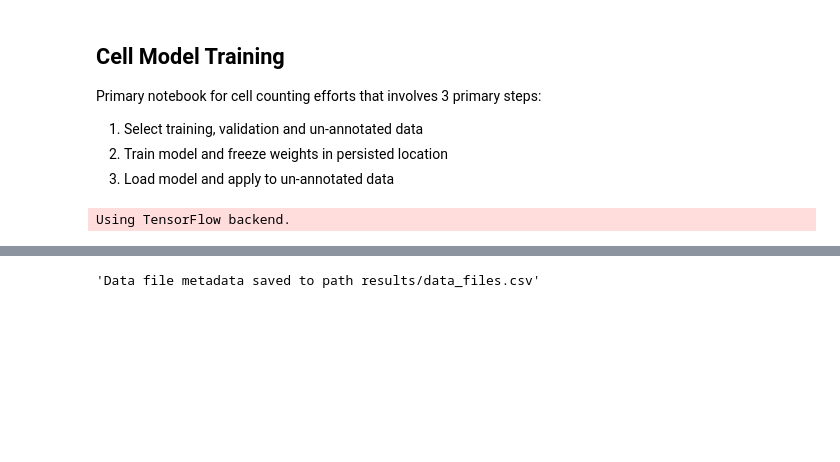
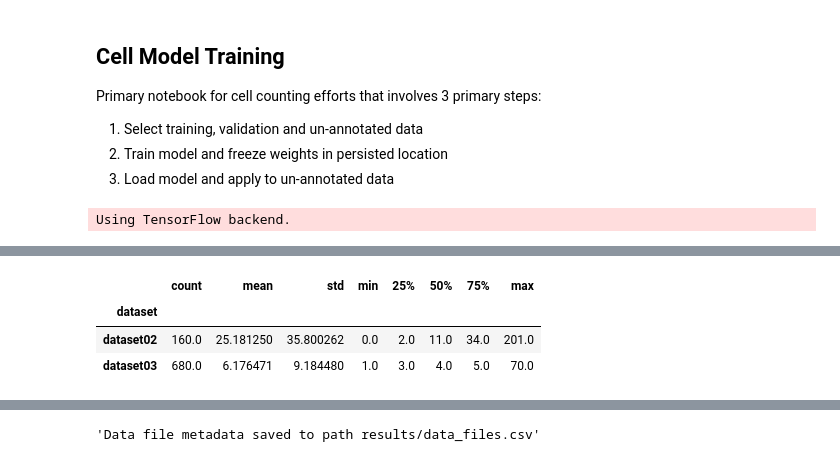
Before and after one commit to hammerlab/SmartCount, a Jupyter notebook: python/notebook/training/cells/cell_model_training.ipynb, the cells around one changed output, grey strips where cells are left out. Saved outputs shown, nothing was run; the diff lists cells and outputs as text; code cells hidden in the pictures; blank space fills up the shorter version.

```diff
--- a/python/notebook/training/cells/cell_model_training.ipynb
+++ b/python/notebook/training/cells/cell_model_training.ipynb
@@ -89,3 +114,10 @@ data_files[data_files.annot_exists].head()
+# %%
+data_files.groupby('dataset')['ct:cell'].describe()
+# %% [output]
+|  | count | mean | std | min | 25% | 50% | 75% | max |
+| dataset |  |  |  |  |  |  |  |  |
+| dataset02 | 160.0 | 25.181250 | 35.800262 | 0.0 | 2.0 | 11.0 | 34.0 | 201.0 |
+| dataset03 | 680.0 | 6.176471 | 9.184480 | 1.0 | 3.0 | 4.0 | 5.0 | 70.0 |
 # %%
 data_files['ct:cell'].describe()
 # %% [output]
```
Also changed, not shown: parts of 23 cells of this notebook, 14 other files.
